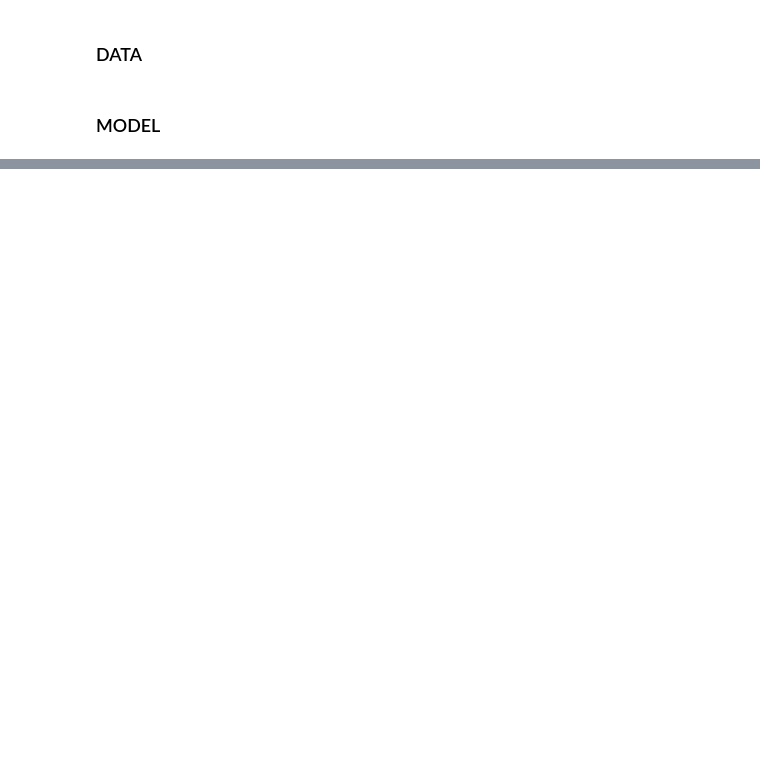
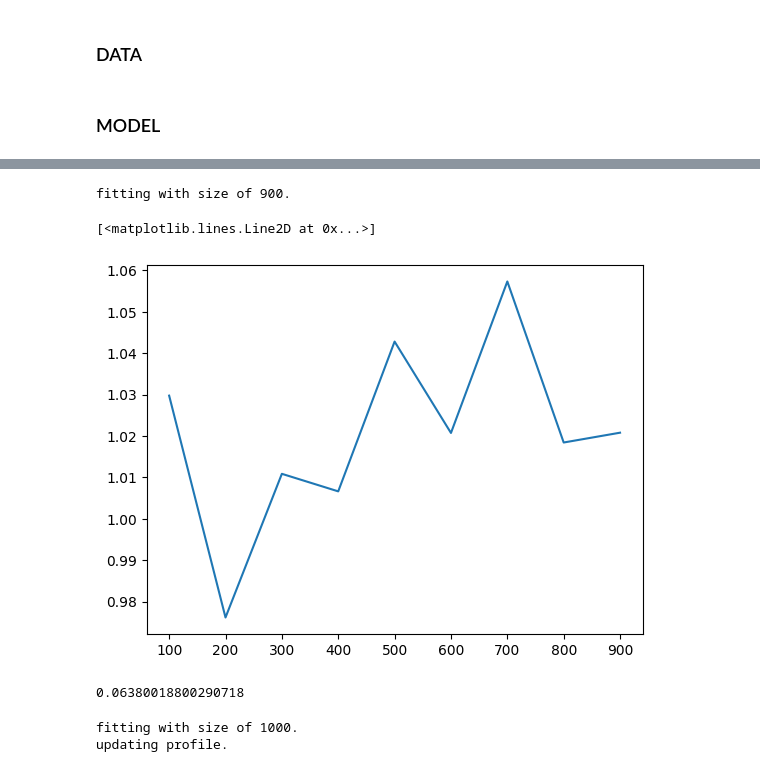
Before and after one commit to ducthinh-dev/goodreads, a Jupyter notebook: doc2vec_model.ipynb, the cells around one changed output, grey strips where cells are left out. Saved outputs shown, nothing was run; the diff lists cells and outputs as text; code cells hidden in the pictures; blank space fills up the shorter version.

Commit message:
added tfidf model with collaborative filter

```diff
--- a/doc2vec_model.ipynb
+++ b/doc2vec_model.ipynb
@@ -153,0 +176,10 @@ Name: 6198, dtype: object
+# %%
+user_1 = ratings.loc[ratings[0] == 1]
+user_1_test = ratings_test.loc[ratings[0] == 1]
+# %%
+uitems = user_1[1].astype(str).tolist()
+uratings = user_1[2].tolist()
+uitems_test = user_1_test[1].astype(str).tolist()
+uratings_test = user_1_test[2].tolist()
+# %%
+model.update_user(uitems, uratings)
@@ -153,0 +189,10 @@ Name: 6198, dtype: object
+# %%
+mse = []
+for size in range(100, 1000, 100):
+    clear_output(wait=True)
+    print(f'fitting with size of {size}.')
+    model.fit(vector_size=500)
+    model.update_user(uitems, uratings)
+    mse.append(model.score(MSE, uitems_test, uratings_test))
+# %% [output]
+fitting with size of 900.
@@ -153,0 +201,5 @@ Name: 6198, dtype: object
+# %%
+plt.plot(range(100, 1000, 100), mse)
+# %% [output]
+[<matplotlib.lines.Line2D at 0x...>]
+[figure, added]
@@ -153,0 +216,17 @@ Name: 6198, dtype: object
+# %%
+model.update_user(uitems, uratings)
+model.score(MSE, uitems_test, uratings_test)
+# %% [output]
+0.06380018800290718
+# %%
+mse = []
+for size in range(50, 1001, 50):
+    clear_output(wait=True)
+    print(f'fitting with size of {size}.')
+    model.fit(vector_size=size)
+    print('updating profile.')
+    model.update_user(uitems, uratings)
+    mse.append(model.score(MSE, uitems_test, uratings_test))
+# %% [output]
+fitting with size of 1000.
+updating profile.
```
Also changed, not shown: parts of 17 cells of this notebook, 8 other files.
